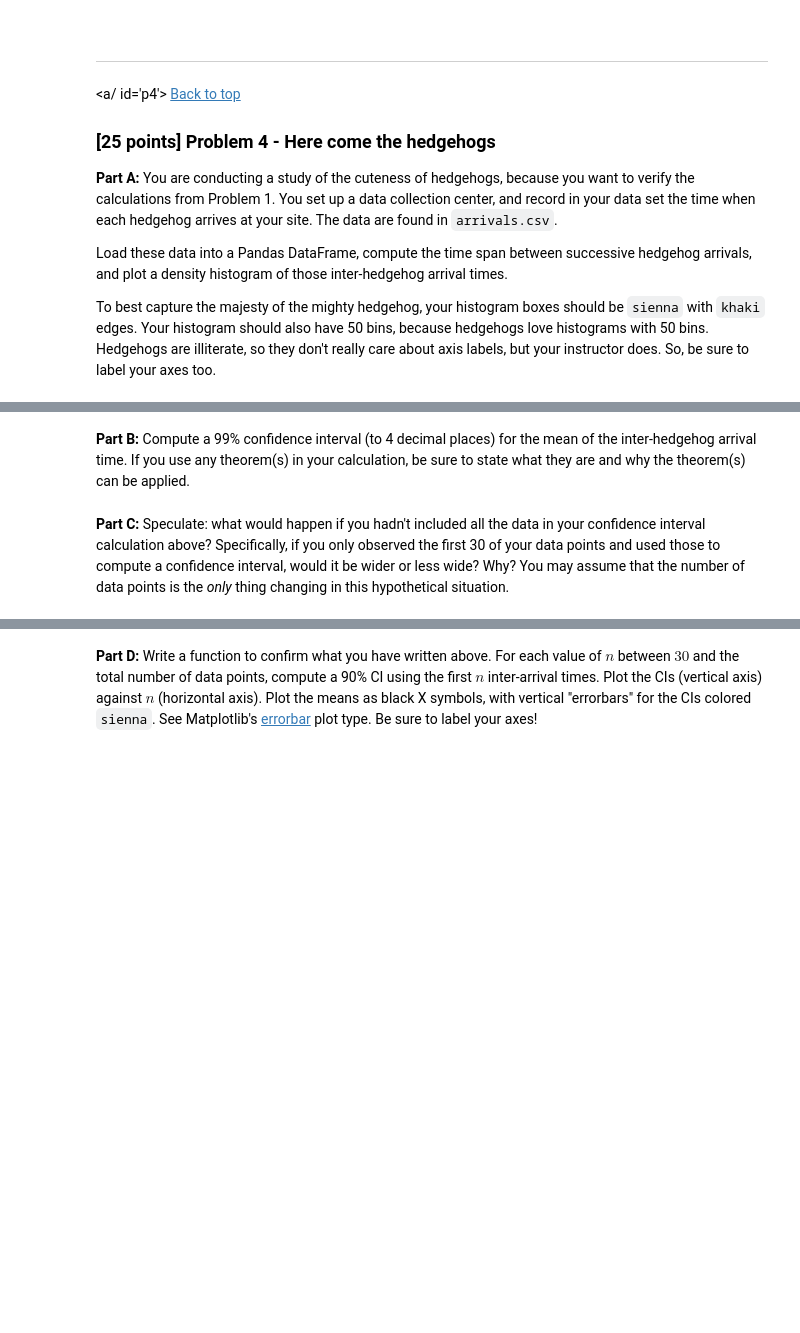
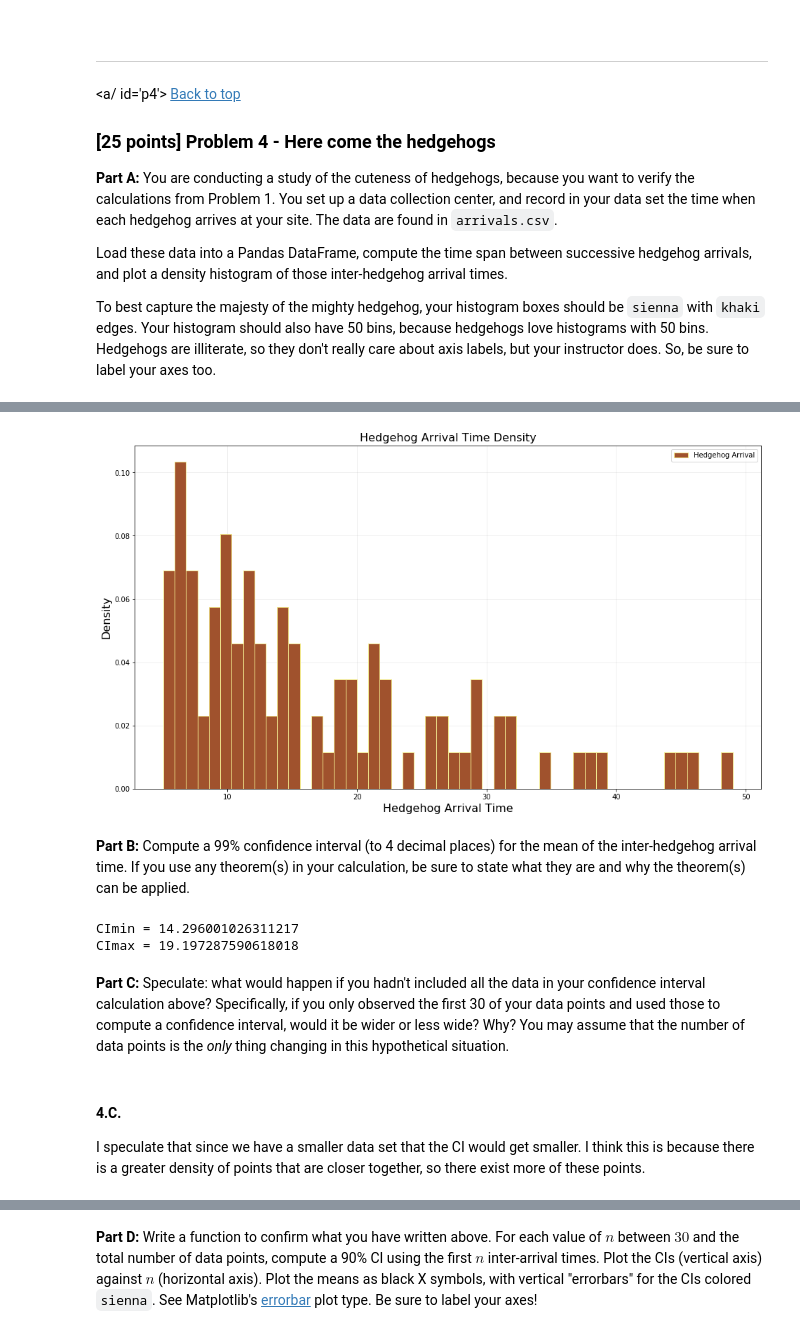
Before and after one commit to jasonlubrano/CSCI3022-DataScience, a Jupyter notebook: HW3/HW3/hmwk03_Lubrano_Jason.ipynb, the cells around one changed output, grey strips where cells are left out. Cells and saved outputs as stored; diff of their text form; code cells hidden in the pictures; blank space fills up the shorter version.

```diff
--- a/HW3/HW3/hmwk03_Lubrano_Jason.ipynb
+++ b/HW3/HW3/hmwk03_Lubrano_Jason.ipynb
@@ -485,3 +627,23 @@ Calculate this **by hand**, using Python only to perform arithmetic operations a
 Load these data into a Pandas DataFrame, compute the time span between successive hedgehog arrivals, and plot a density histogram of those inter-hedgehog arrival times.
 
 To best capture the majesty of the mighty hedgehog, your histogram boxes should be `sienna` with `khaki` edges. Your histogram should also have 50 bins, because hedgehogs love histograms with 50 bins. Hedgehogs are illiterate, so they don't really care about axis labels, but your instructor does. So, be sure to label your axes too.
+# %%
+file_path  = "arrivals.csv"
+dfArrivals = pd.read_csv(file_path)
+dfArrivals.head()
+colors_4=['sienna', 'khaki', 'white', 'black']
+verbose = False
+# %%
+def succ_arrvs():
+    hh_arrvs = (dfArrivals["hedgehogs"])
+    if(verbose):
+        print("hh_arrvs = {}".format(hh_arrvs))
+    hh_succ = np.zeros(len(hh_arrvs) - 1)
+    hh_succ[0] = hh_arrvs[0]
+    for a in range(1, len(hh_succ)):
+        hh_succ[a] = hh_arrvs[a] - hh_arrvs[a-1]
+    if(verbose):
+        print("hh_succ = {}".format(hh_succ))
+    return hh_succ
+
+succ_arrvs()
@@ -488,4 +671,64 @@ To best capture the majesty of the mighty hedgehog, your histogram boxes should
+# %%
+def graph_hedgehogs():
+    hh_succ = succ_arrvs()
+    if(verbose):
+        print("hh_succ = {}".format(hh_succ))
+
+    fig, ax = plt.subplots(
+        nrows=1,
+        ncols=1,
+        figsize=(16, 9)
+    )
+    plt.hist(
+        hh_succ,
+        label='Hedgehog Arrival',
+        bins=50,
+        color=colors_4[0],
+        edgecolor=colors_4[1],
+        density=True,
+    )
+    ax.grid(alpha=0.25)
+    ax.set_axisbelow(True)
+    ax.set_title(
+        "Hedgehog Arrival Time Density",
+        fontsize=16
+    )
+    ax.set_xlabel(
+        "Hedgehog Arrival Time",
+        fontsize=16
+    )
+    ax.set_ylabel(
+        "Density",
+        fontsize=16
+    )
+    ax.legend()
+
+graph_hedgehogs()
+# %% [output]
+[figure, added]
 # %% [markdown]
 **Part B:** Compute a 99% confidence interval (to 4 decimal places) for the mean of the inter-hedgehog arrival time. If you use any theorem(s) in your calculation, be sure to state what they are and why the theorem(s) can be applied.
+# %%
+def calc_CI():
+    # use what we did in lecture
+    hh_succ = succ_arrvs()
+    alpha=0.99
+    z = stats.norm.ppf(alpha)
+    xbar = hh_succ.mean()
+    s = np.std(hh_succ, ddof=1)
+
+    CImin = xbar-z*s/np.sqrt(n)
+    CImax = xbar+z*s/np.sqrt(n)
+
+    print("CImin = {}".format(CImin))
+    print("CImax = {}".format(CImax))
+
+calc_CI()
+# %% [output]
+CImin = 14.296001026311217
+CImax = 19.197287590618018
 # %% [markdown]
 **Part C:** Speculate: what would happen if you hadn't included all the data in your confidence interval calculation above? Specifically, if you only observed the first 30 of your data points and used those to compute a confidence interval, would it be wider or less wide? Why? You may assume that the number of data points is the *only* thing changing in this hypothetical situation.
+# %% [markdown]
+#### 4.C.
+I speculate that since we have a smaller data set that the CI would get smaller. I think this is because there is a greater density of points that are closer together, so there exist more of these points.
```
Also changed, not shown: parts of 22 cells of this notebook.
